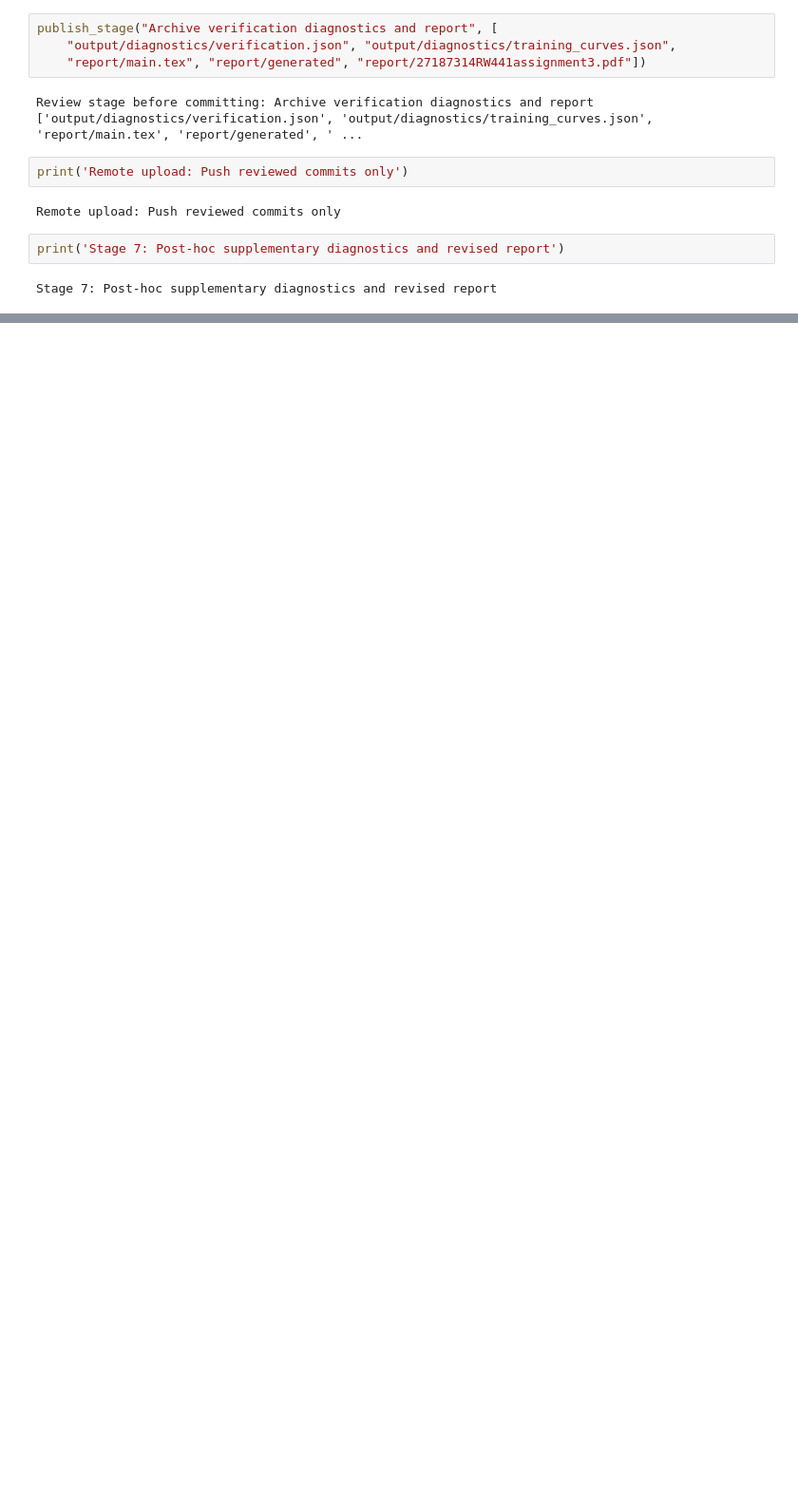
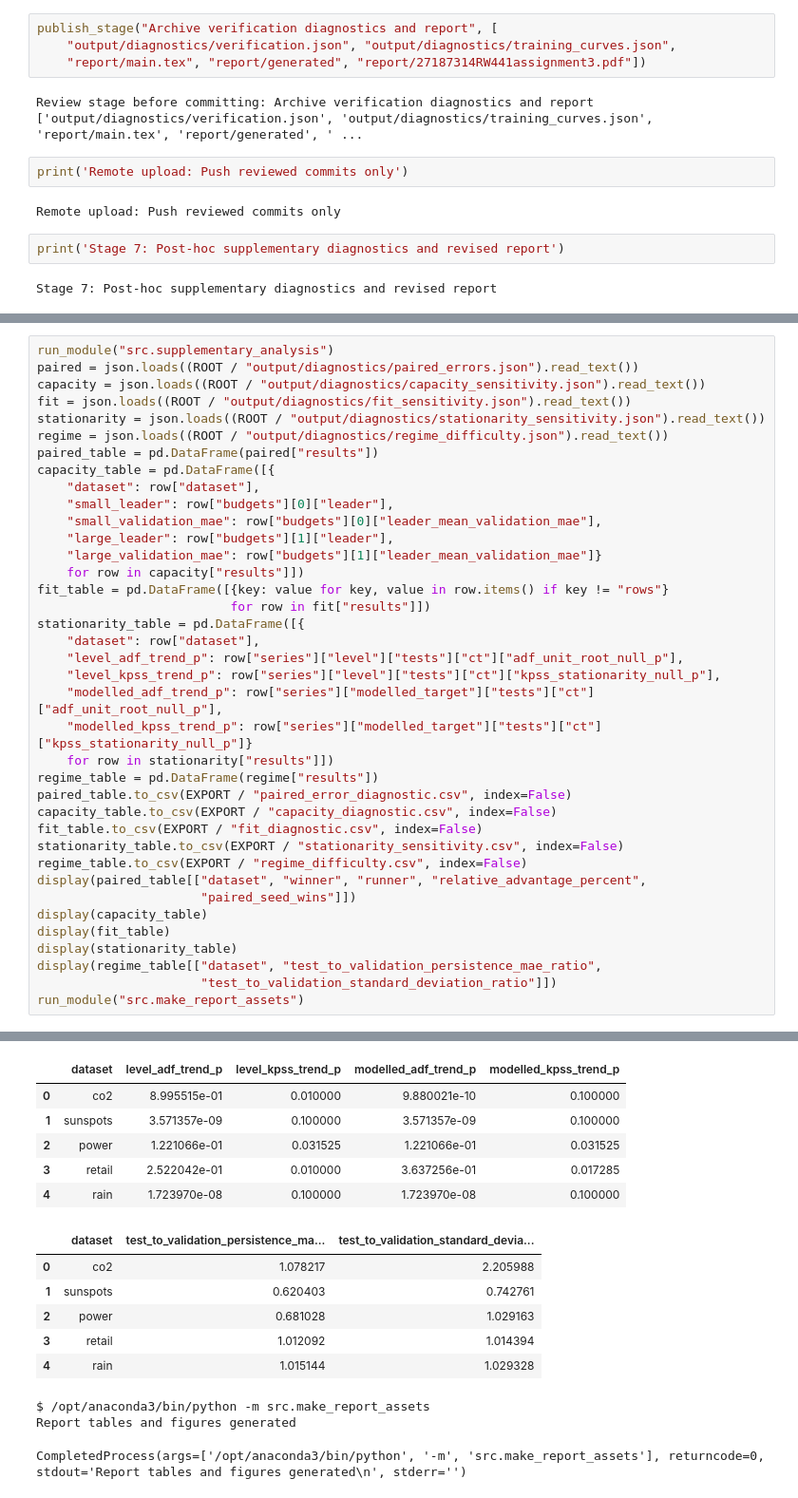
Before and after one commit to ThaBoss45/ml441-assignment3, a Jupyter notebook: notebooks/experiment_log.ipynb, the cells around one changed output, grey strips where cells are left out. Shown at 95% size. Cells and saved outputs as stored; diff of their text form; blank space fills up the shorter version.

Commit message:
Add post-hoc persistence difficulty diagnostic

```diff
--- a/notebooks/experiment_log.ipynb
+++ b/notebooks/experiment_log.ipynb
@@ -403,0 +341,39 @@ CompletedProcess(args=['/opt/anaconda3/bin/python', '-m', 'src.make_report_asset
+# %%
+run_module("src.supplementary_analysis")
+paired = json.loads((ROOT / "output/diagnostics/paired_errors.json").read_text())
+capacity = json.loads((ROOT / "output/diagnostics/capacity_sensitivity.json").read_text())
+fit = json.loads((ROOT / "output/diagnostics/fit_sensitivity.json").read_text())
+stationarity = json.loads((ROOT / "output/diagnostics/stationarity_sensitivity.json").read_text())
+regime = json.loads((ROOT / "output/diagnostics/regime_difficulty.json").read_text())
+paired_table = pd.DataFrame(paired["results"])
+capacity_table = pd.DataFrame([{
+    "dataset": row["dataset"],
+    "small_leader": row["budgets"][0]["leader"],
+    "small_validation_mae": row["budgets"][0]["leader_mean_validation_mae"],
+    "large_leader": row["budgets"][1]["leader"],
+    "large_validation_mae": row["budgets"][1]["leader_mean_validation_mae"]}
+    for row in capacity["results"]])
+fit_table = pd.DataFrame([{key: value for key, value in row.items() if key != "rows"}
+                          for row in fit["results"]])
+stationarity_table = pd.DataFrame([{
+    "dataset": row["dataset"],
+    "level_adf_trend_p": row["series"]["level"]["tests"]["ct"]["adf_unit_root_null_p"],
+    "level_kpss_trend_p": row["series"]["level"]["tests"]["ct"]["kpss_stationarity_null_p"],
+    "modelled_adf_trend_p": row["series"]["modelled_target"]["tests"]["ct"]["adf_unit_root_null_p"],
+    "modelled_kpss_trend_p": row["series"]["modelled_target"]["tests"]["ct"]["kpss_stationarity_null_p"]}
+    for row in stationarity["results"]])
+regime_table = pd.DataFrame(regime["results"])
+paired_table.to_csv(EXPORT / "paired_error_diagnostic.csv", index=False)
+capacity_table.to_csv(EXPORT / "capacity_diagnostic.csv", index=False)
+fit_table.to_csv(EXPORT / "fit_diagnostic.csv", index=False)
+stationarity_table.to_csv(EXPORT / "stationarity_sensitivity.csv", index=False)
+regime_table.to_csv(EXPORT / "regime_difficulty.csv", index=False)
+display(paired_table[["dataset", "winner", "runner", "relative_advantage_percent",
+                      "paired_seed_wins"]])
+display(capacity_table)
+display(fit_table)
+display(stationarity_table)
+display(regime_table[["dataset", "test_to_validation_persistence_mae_ratio",
+                      "test_to_validation_standard_deviation_ratio"]])
+run_module("src.make_report_assets")
+# %% [output]
@@ -404,3 +400,18 @@ CompletedProcess(args=['/opt/anaconda3/bin/python', '-m', 'src.make_report_asset
+|  | dataset | level_adf_trend_p | level_kpss_trend_p | modelled_adf_trend_p | modelled_kpss_trend_p |
+| 0 | co2 | 8.995515e-01 | 0.010000 | 9.880021e-10 | 0.100000 |
+| 1 | sunspots | 3.571357e-09 | 0.100000 | 3.571357e-09 | 0.100000 |
+| 2 | power | 1.221066e-01 | 0.031525 | 1.221066e-01 | 0.031525 |
+| 3 | retail | 2.522042e-01 | 0.010000 | 3.637256e-01 | 0.017285 |
+| 4 | rain | 1.723970e-08 | 0.100000 | 1.723970e-08 | 0.100000 |
+|  | dataset | test_to_validation_persistence_ma... | test_to_validation_standard_devia... |
+| 0 | co2 | 1.078217 | 2.205988 |
+| 1 | sunspots | 0.620403 | 0.742761 |
+| 2 | power | 0.681028 | 1.029163 |
+| 3 | retail | 1.012092 | 1.014394 |
+| 4 | rain | 1.015144 | 1.029328 |
+$ /opt/anaconda3/bin/python -m src.make_report_assets
+Report tables and figures generated
+CompletedProcess(args=['/opt/anaconda3/bin/python', '-m', 'src.make_report_assets'], returncode=0, stdout='Report tables and figures generated\n', stderr='')
 # %%
 import shutil
 
```
Also changed, not shown: parts of 5 cells of this notebook, 3 other files.
